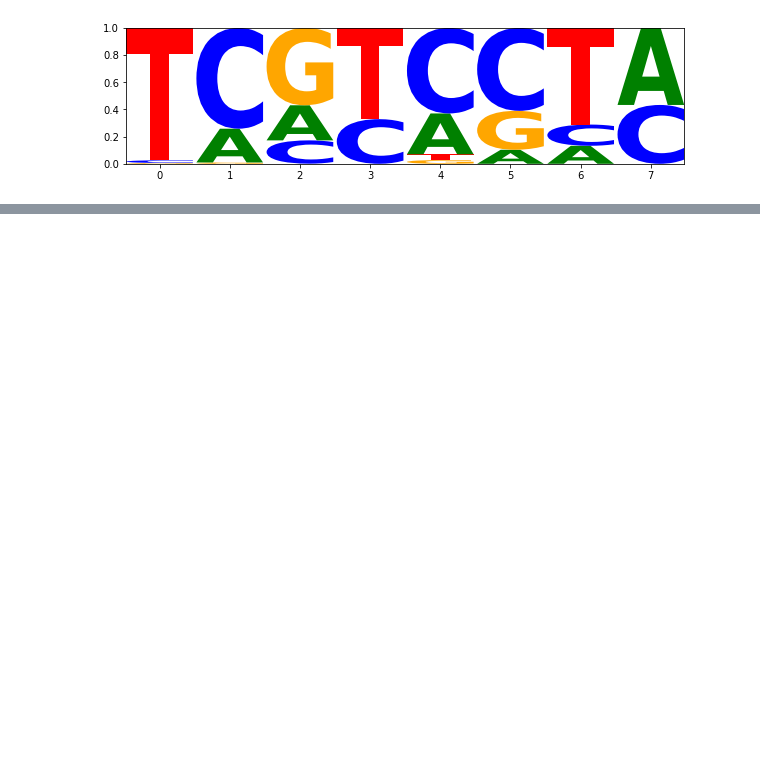
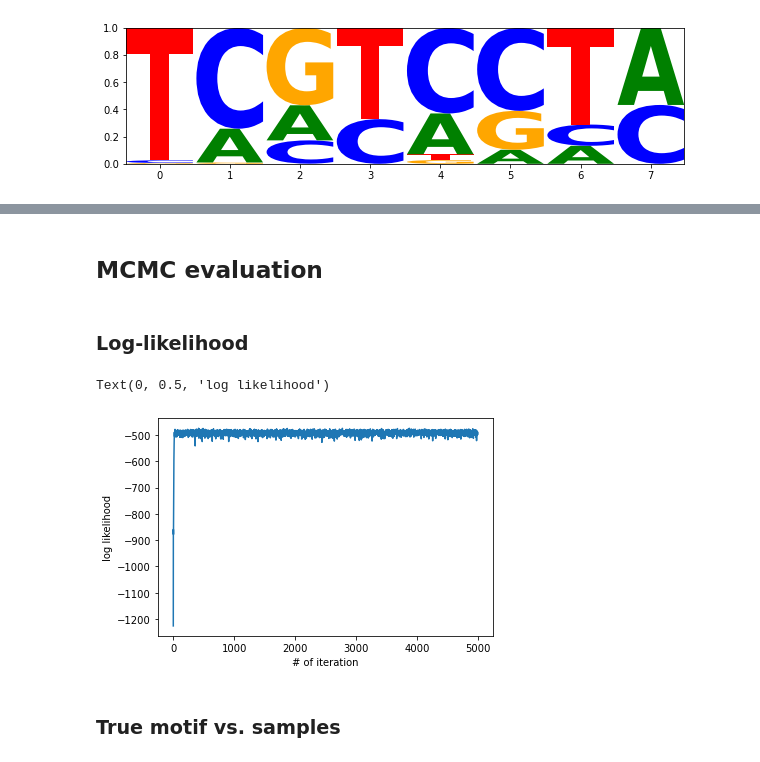
Before and after one commit to regevs/practical, a Jupyter notebook: EM.ipynb, the cells around one changed output, grey strips where cells are left out. Saved outputs shown, nothing was run; the diff lists cells and outputs as text; code cells hidden in the pictures; blank space fills up the shorter version.

Commit message:
with gibbs

```diff
--- a/EM.ipynb
+++ b/EM.ipynb
@@ -392,0 +420,17 @@ Entropy of estimated motif: 7.651284772923757
+# %%
+def gibbs_sample_position(
+    sequences,
+    est_motif,
+    rng,
+):
+    num_sequences, sequence_length = sequences.shape
+    motif_length = len(est_motif)
+    max_position = sequence_length - motif_length + 1
+
+    # Draw new positions
+    positions_posterior = expectation_step(sequences, est_motif)
+    positions = np.zeros(len(sequences), dtype=int)
+    for n in range(num_sequences):
+        positions[n] = rng.choice(max_position, p=positions_posterior[n])
+
+    return positions
@@ -392,0 +512,17 @@ Entropy of estimated motif: 7.651284772923757
+# %%
+K = 8
+N = 90
+L = 100
+alpha = 0.1
+
+motif = draw_motif_from_dirichlet(alpha, K)
+sequences, positions = generate_sequences_with_single_motif(N, L, motif)
+# %%
+lls, states = gibbs_sampling(
+    sequences,
+    K,
+    alpha,
+    5000,
+    rng=None,
+    print_every=100,
+)
@@ -392,0 +547,13 @@ Entropy of estimated motif: 7.651284772923757
+# %% [markdown]
+## MCMC evaluation
+# %% [markdown]
+### Log-likelihood
+# %%
+plt.plot(lls)
+plt.xlabel("# of iteration")
+plt.ylabel("log likelihood")
+# %% [output]
+Text(0, 0.5, 'log likelihood')
+[figure, added]
+# %% [markdown]
+### True motif vs. samples
```
Also changed, not shown: parts of 41 cells of this notebook.
